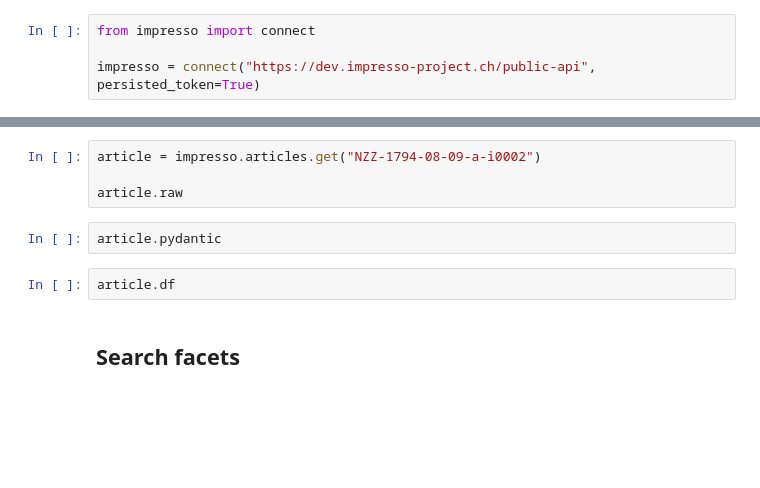
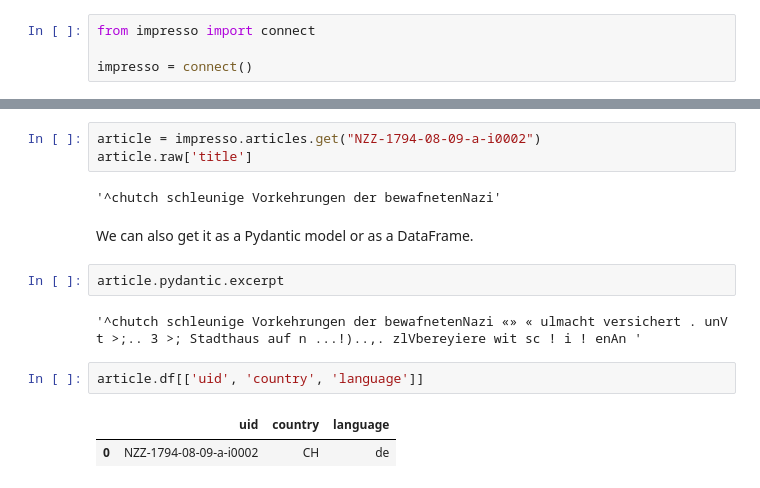
Before and after one commit to impresso/impresso-py, a Jupyter notebook: examples/notebooks/basic.ipynb, the cells around one changed output, grey strips where cells are left out. Cells and saved outputs as stored; diff of their text form; blank space fills up the shorter version.

```diff
--- a/examples/notebooks/basic.ipynb
+++ b/examples/notebooks/basic.ipynb
@@ -1,4 +7,4 @@
 # %%
 from impresso import connect
 
-impresso = connect("https://dev.impresso-project.ch/public-api", persisted_token=True)
+impresso = connect()
@@ -23,10 +63,16 @@ df.head(2)
 # %%
 article = impresso.articles.get("NZZ-1794-08-09-a-i0002")
-
-article.raw
+article.raw['title']
+# %% [output]
+'^chutch schleunige Vorkehrungen der bewafnetenNazi'
+# %% [markdown]
+We can also get it as a Pydantic model or as a DataFrame.
 # %%
-article.pydantic
+article.pydantic.excerpt
+# %% [output]
+'^chutch schleunige Vorkehrungen der bewafnetenNazi «» « ulmacht versichert . unV t >;.. 3 >; Stadthaus auf n ...!)..,. zlVbereyiere wit sc ! i ! enAn '
 # %%
-article.df
+article.df[['uid', 'country', 'language']]
+# %% [output]
+|  | uid | country | language |
+| 0 | NZZ-1794-08-09-a-i0002 | CH | de |
-# %% [markdown]
-## Search facets
```
Also changed, not shown: parts of 18 cells of this notebook, 2 other files.
